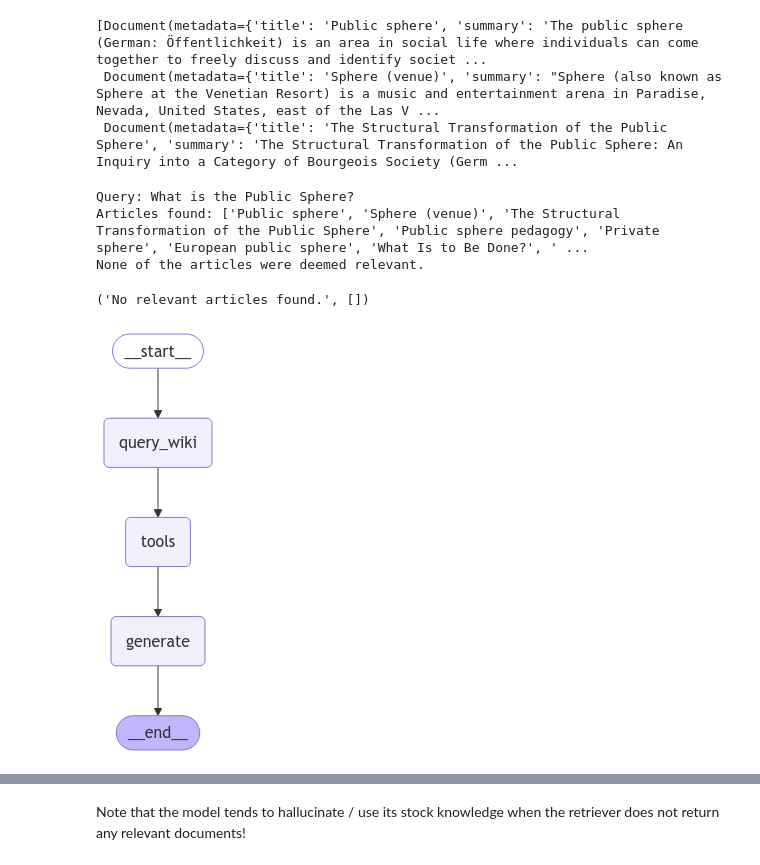
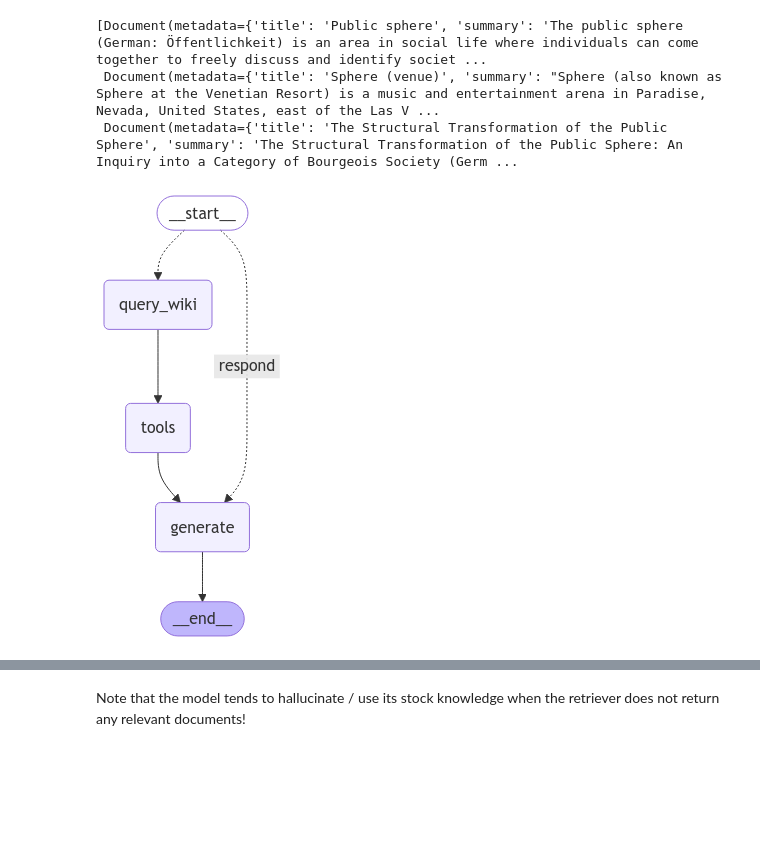
Before and after one commit to TimBMK/lit_helper, a Jupyter notebook: wiki_tests.ipynb, the cells around one changed output, grey strips where cells are left out. Cells and saved outputs as stored; diff of their text form; code cells hidden in the pictures; blank space fills up the shorter version.

```diff
--- a/wiki_tests.ipynb
+++ b/wiki_tests.ipynb
@@ -7,7 +9,9 @@ verbose = True # additional output for testing and troubleshooting
 
 articles_considered = 10 # number of wikipedia articles retrieved. The reasoning_model will pick relevant articles from these. Higher numbers add overhead!
 
-grade_articles = True # whether or not the reasoning_model model should grade the articles for relevance before downloading all articles returned by the wikipedia search
+grade_articles = False # whether or not the reasoning_model model should grade the articles for relevance before downloading all articles returned by the wikipedia search
+
+grading_fallback = True # should the model resort to scraping all articles if the grading did not return andy articles?
 
 structured_output = True # force the reasoning_model grading articles to return structured output for reliability. Some models may not support this
 
@@ -44,6 +48,17 @@ reasoning_llm = ChatOllama(
     )
 
 embeddings = OllamaEmbeddings(model = embedding_model)
+
+ ## pass settings for retriever (adjust as needed)
+if retriever_type == "mmr":
+    search_type="mmr" # MMR (Maximal Marginal Relevance) aims to diversify search results. the amount of diversification is set via the lambda_mult parameter
+    search_kwargs={"k": docs_returned, # make sure the number of documents passed (k) fits into the context window
+                    "fetch_k": docs_returned * 5, # could be adjusted, potentially run tests
+                    "lambda_mult": 0.8} # amount of diversification, with 0 being maximum diversity
+
+if retriever_type == "similarity":
+    search_type="similarity" # similarity score; optionally with threshold ("similarity_score_threshold" with "score_threshold" kwarg)
+    search_kwargs={"k": docs_returned} # make sure the number of documents passed (k) fits into the context window
 # %%
 system_prompt = (
   "You are a helpful assistant for finding relevant text passages on Wikipedia."
@@ -252,12 +274,3 @@ def query_wiki(state: MessagesState):
     response = llm_with_tools.invoke(state["messages"])
     # MessagesState appends messages to state instead of overwriting
     return {"messages": [response]}
-# %%
-query = "What is the Public Sphere?"
-
-wiki_retrieve(query)
-# %% [output]
-Query: What is the Public Sphere?
-Articles found: ['Public sphere', 'Sphere (venue)', 'The Structural Transformation of the Public Sphere', 'Public sphere pedagogy', 'Private sphere', 'European public sphere', 'What Is to Be Done?', ' ...
-None of the articles were deemed relevant.
-('No relevant articles found.', [])
@@ -294,32 +353,39 @@ def generate(state: MessagesState):
 # %%
 # set up the graph, including a conditional pass on the tools-based generation nodes
 
 from langgraph.graph import END
 from IPython.display import Image, display
 from langgraph.checkpoint.memory import MemorySaver
 from langgraph.graph import MessagesState, StateGraph # we're using the MessageState to represent the different parts of our agent in a conversation
 from langgraph.prebuilt import ToolNode
 
 tools = ToolNode([wikipedia_tool]) # define the tools as a node
 
 tool_graph_builder = StateGraph(MessagesState)
 
+tool_graph_builder.set_conditional_entry_point(
+    route_question,
+    {
+        "query_wiki": "query_wiki",
+        "respond": "generate",
+    }
+)
+
 tool_graph_builder.add_node(generate)
 tool_graph_builder.add_node(query_wiki)
 tool_graph_builder.add_node(tools)
 
-tool_graph_builder.set_entry_point("query_wiki")
 tool_graph_builder.add_edge("query_wiki", "tools")
 tool_graph_builder.add_edge("tools", "generate")
 tool_graph_builder.add_edge("generate", END)
 
 # add memory for prolongued converstations. For now, saving it in memory is sufficient
 memory = MemorySaver()
 tool_graph = tool_graph_builder.compile(checkpointer=memory)
 
 # Specify an ID for the thread
 config = {"configurable": {"thread_id": "test_thread"}}
 
 display(Image(tool_graph.get_graph().draw_mermaid_png())) # show our graph architecture
 # %% [output]
-[figure, old version]
+[figure, new version]
```
Also changed, not shown: parts of 14 cells of this notebook.
